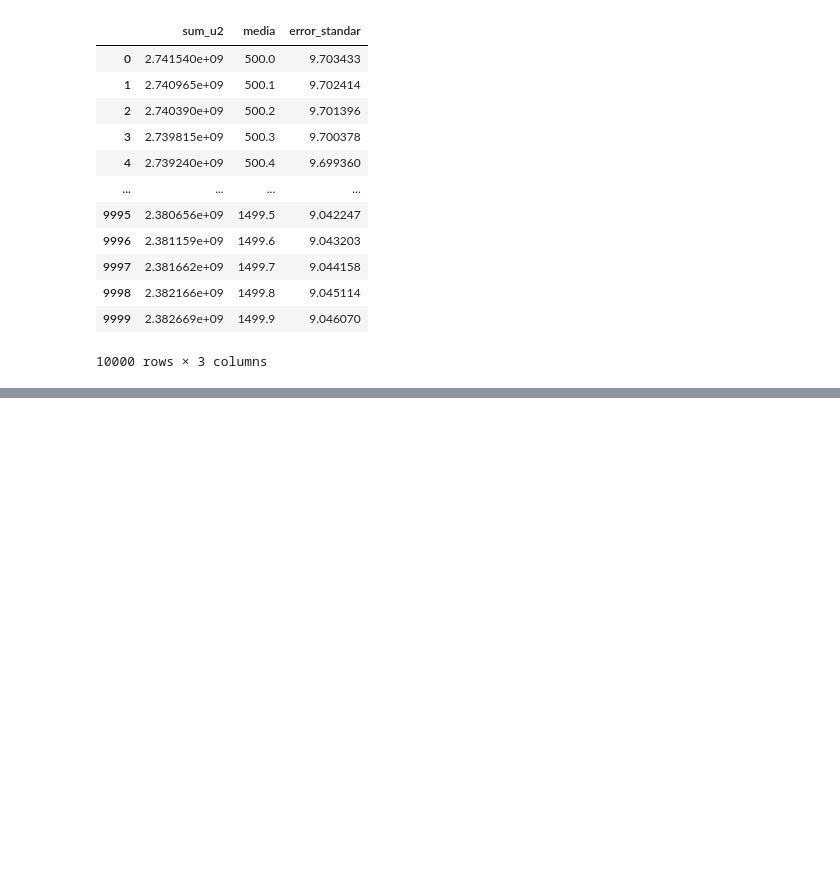
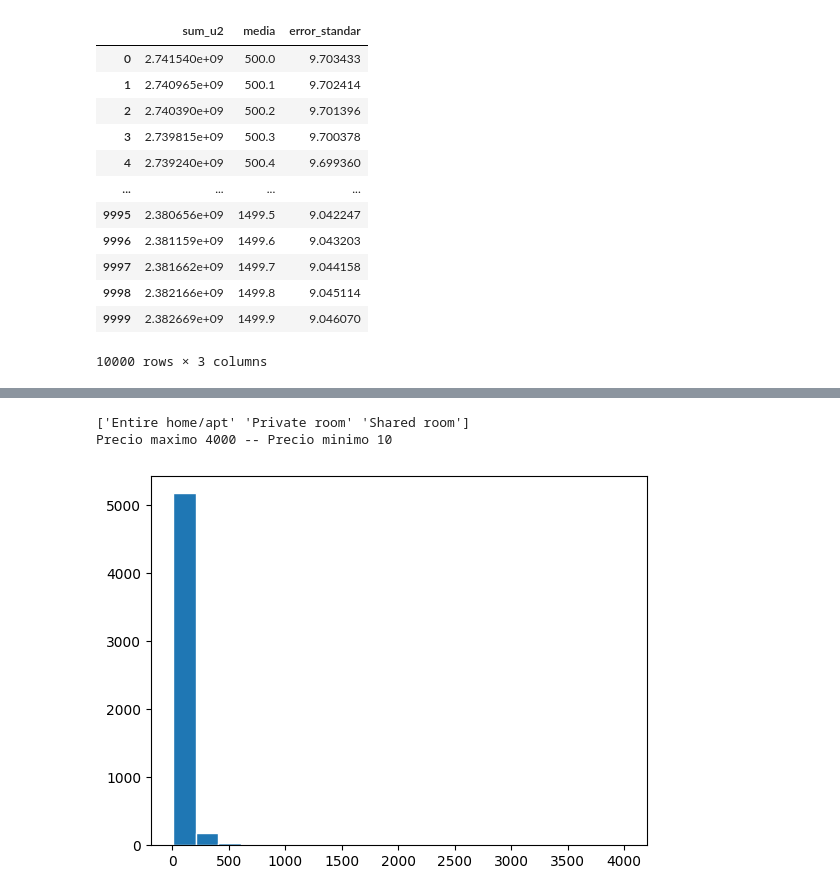
Before and after one commit to gastonbenitez2001/diplomatura_unne, a Jupyter notebook: 04 - Métodos de estimación.ipynb, the cells around one changed output, grey strips where cells are left out. Cells and saved outputs as stored; diff of their text form; code cells hidden in the pictures; blank space fills up the shorter version.

```diff
--- a/04 - Métodos de estimación.ipynb
+++ b/04 - Métodos de estimación.ipynb
@@ -115,0 +145,18 @@ FILA DEL ERROR ESTANDAR MINIMO:
+# %%
+tipos_de_viviendas = df['tipo'].unique()
+
+#Tambien mostramos los minimos y maximos
+min = df['precio'].min()
+max = df['precio'].max()
+
+print(tipos_de_viviendas)
+print(f"Precio maximo {max} -- Precio minimo {min}")
+# %% [output]
+['Entire home/apt' 'Private room' 'Shared room']
+Precio maximo 4000 -- Precio minimo 10
+# %%
+#Creamos un histograma de los precios para ver como se distribuyen totalmente
+plt.hist(bins = 20,x = df['precio'],edgecolor="white", density=False)
+plt.show()
+# %% [output]
+[figure, added]
```
Also changed, not shown: parts of 34 cells of this notebook.
